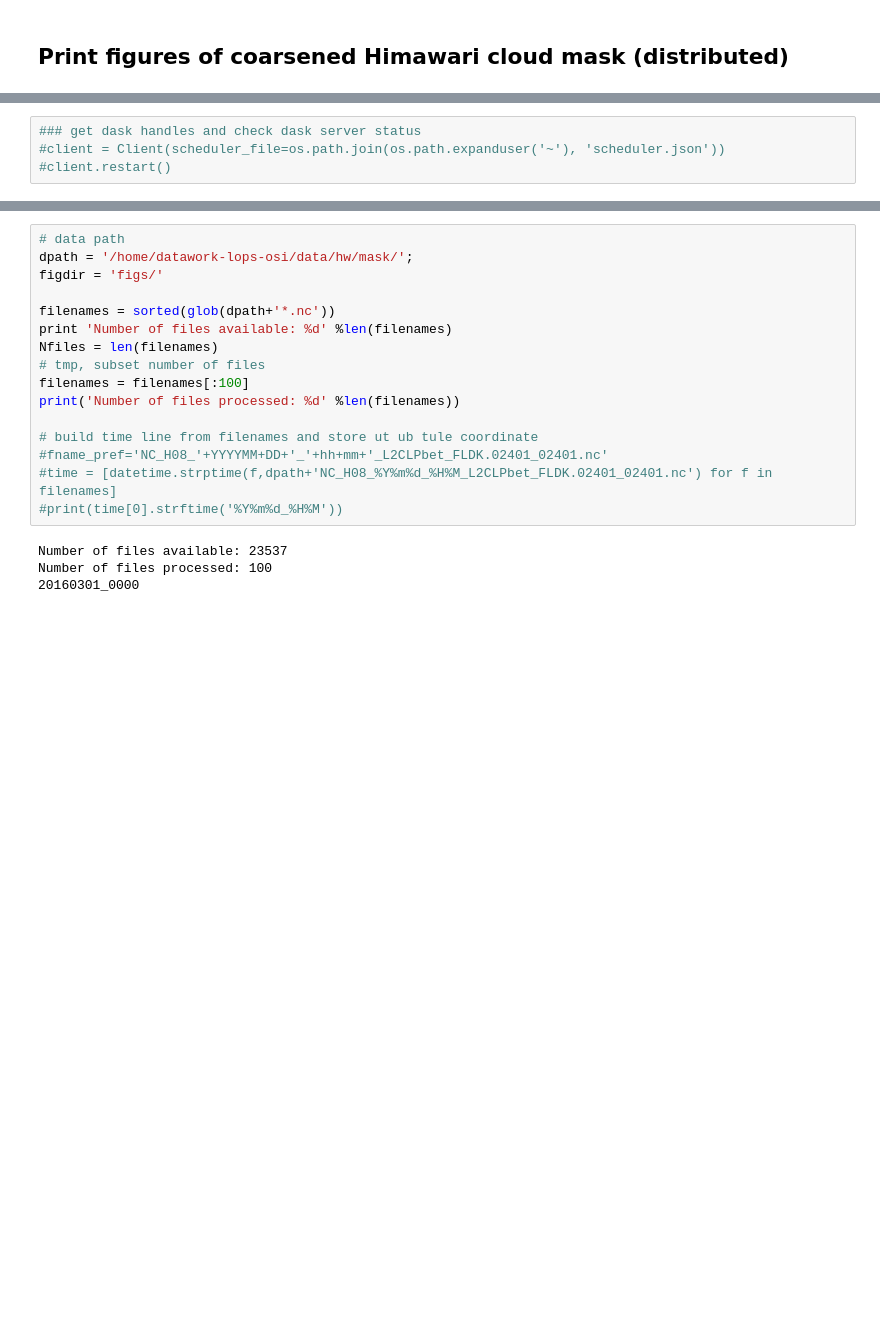
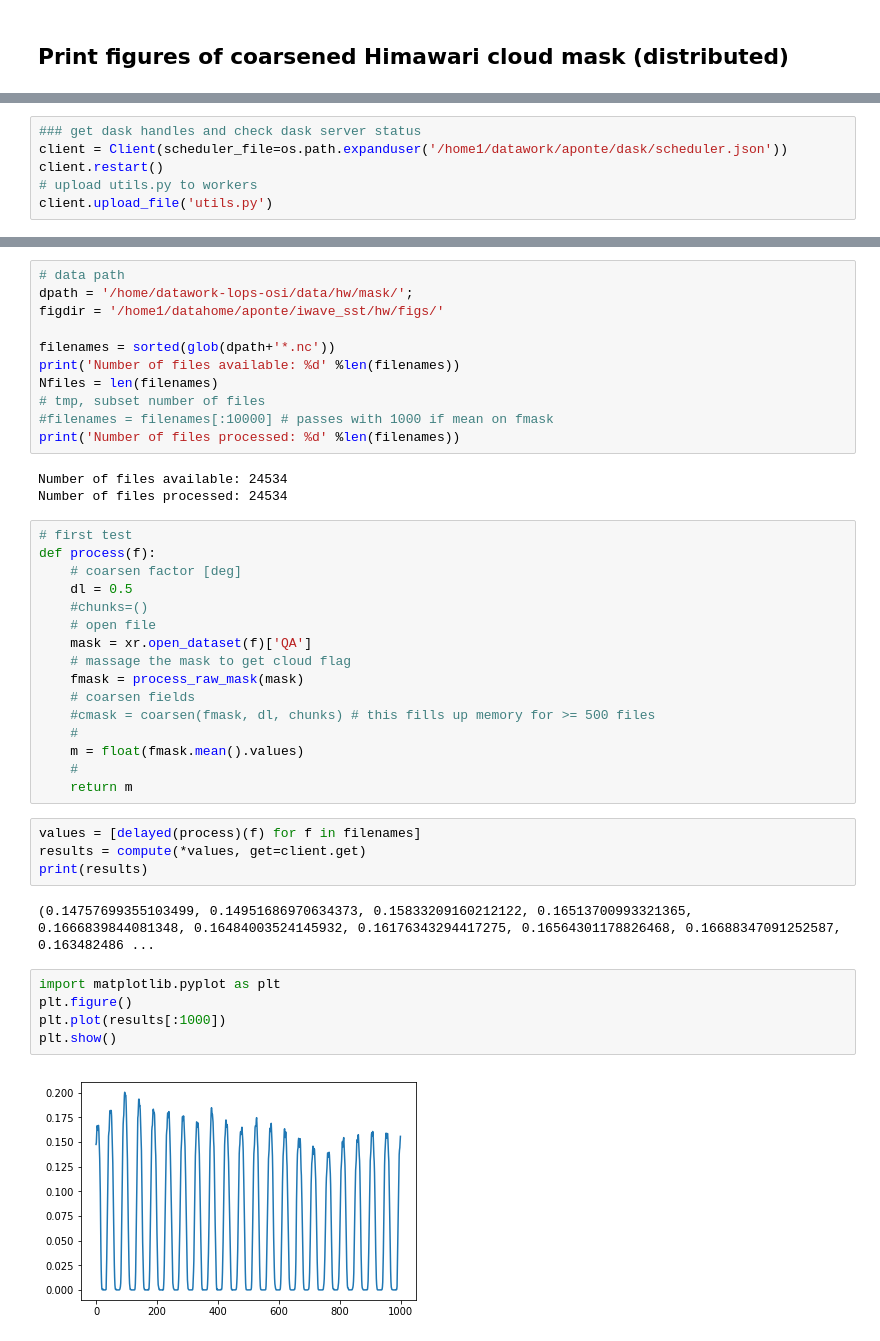
Before and after one commit to apatlpo/iwave_sst, a Jupyter notebook: hw/hw_cloudmask_print_dist.ipynb, the cells around one changed output, grey strips where cells are left out. Saved outputs shown, nothing was run; the diff lists cells and outputs as text; blank space fills up the shorter version.

```diff
--- a/hw/hw_cloudmask_print_dist.ipynb
+++ b/hw/hw_cloudmask_print_dist.ipynb
@@ -21,5 +14,7 @@ from datetime import datetime
 from utils import *
 # %%
 ### get dask handles and check dask server status
-#client = Client(scheduler_file=os.path.join(os.path.expanduser('~'), 'scheduler.json'))
-#client.restart()
+client = Client(scheduler_file=os.path.expanduser('/home1/datawork/aponte/dask/scheduler.json'))
+client.restart()
+# upload utils.py to workers
+client.upload_file('utils.py')
@@ -26,20 +25,43 @@ from utils import *
 # %%
 # data path
 dpath = '/home/datawork-lops-osi/data/hw/mask/';
-figdir = 'figs/'
+figdir = '/home1/datahome/aponte/iwave_sst/hw/figs/'
 
 filenames = sorted(glob(dpath+'*.nc'))
-print 'Number of files available: %d' %len(filenames)
+print('Number of files available: %d' %len(filenames))
 Nfiles = len(filenames)
 # tmp, subset number of files
-filenames = filenames[:100]
+#filenames = filenames[:10000] # passes with 1000 if mean on fmask
 print('Number of files processed: %d' %len(filenames))
-
-# build time line from filenames and store ut ub tule coordinate
-#fname_pref='NC_H08_'+YYYYMM+DD+'_'+hh+mm+'_L2CLPbet_FLDK.02401_02401.nc'
-#time = [datetime.strptime(f,dpath+'NC_H08_%Y%m%d_%H%M_L2CLPbet_FLDK.02401_02401.nc') for f in filenames]
-#print(time[0].strftime('%Y%m%d_%H%M'))
 # %% [output]
-Number of files available: 23537
-Number of files processed: 100
-20160301_0000
+Number of files available: 24534
+Number of files processed: 24534
+# %%
+# first test
+def process(f):
+    # coarsen factor [deg]
+    dl = 0.5
+    #chunks=()
+    # open file
+    mask = xr.open_dataset(f)['QA']
+    # massage the mask to get cloud flag
+    fmask = process_raw_mask(mask)
+    # coarsen fields
+    #cmask = coarsen(fmask, dl, chunks) # this fills up memory for >= 500 files
+    #
+    m = float(fmask.mean().values)
+    #
+    return m
+# %%
+values = [delayed(process)(f) for f in filenames]
+results = compute(*values, get=client.get)
+print(results)
+# %% [output]
+(0.14757699355103499, 0.14951686970634373, 0.15833209160212122, 0.16513700993321365, 0.1666839844081348, 0.16484003524145932, 0.16176343294417275, 0.16564301178826468, 0.16688347091252587, 0.163482486 ...
+# %%
+import matplotlib.pyplot as plt
+plt.figure()
+plt.plot(results[:1000])
+plt.show()
+# %% [output]
+[figure, added]
```
Also changed, not shown: parts of 13 cells of this notebook, 9 other files.
